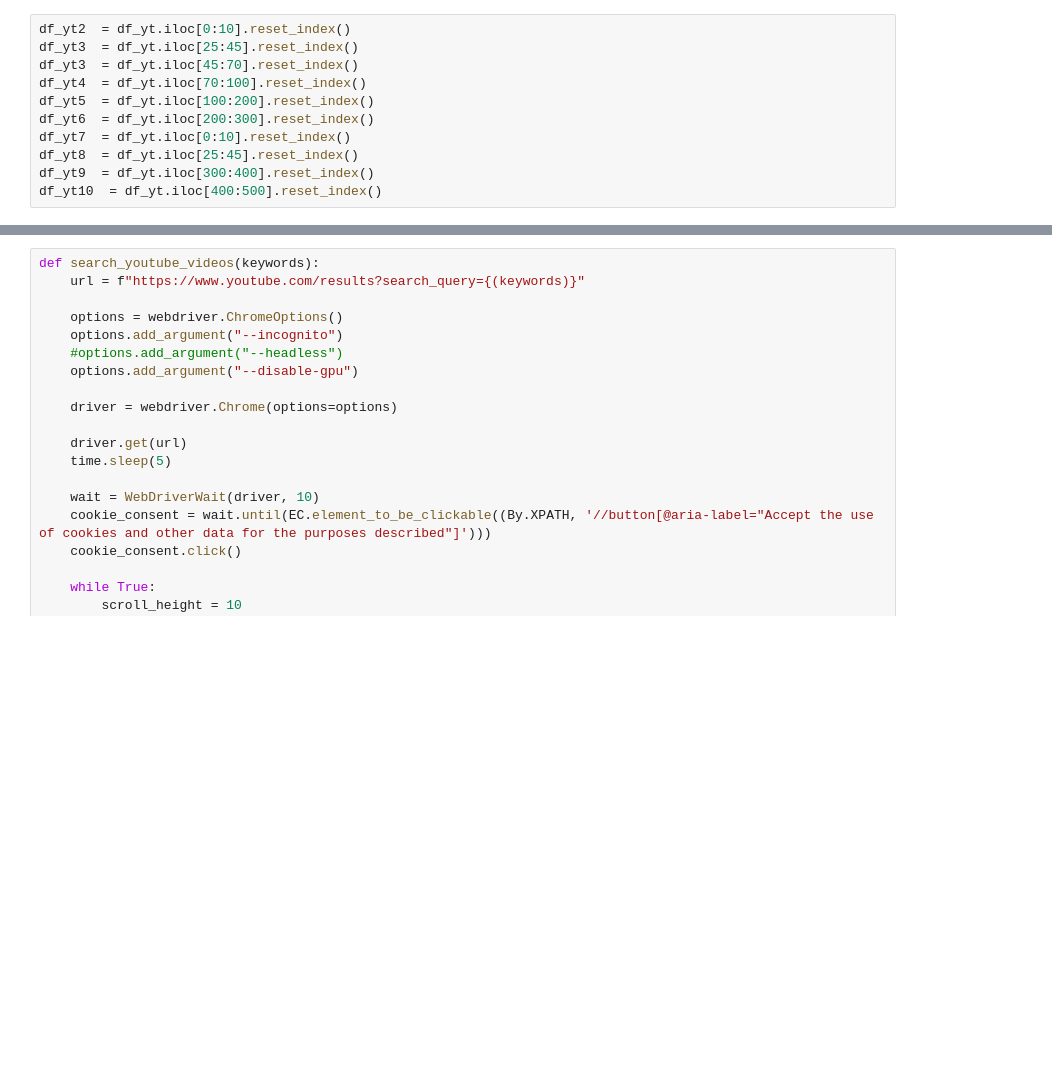
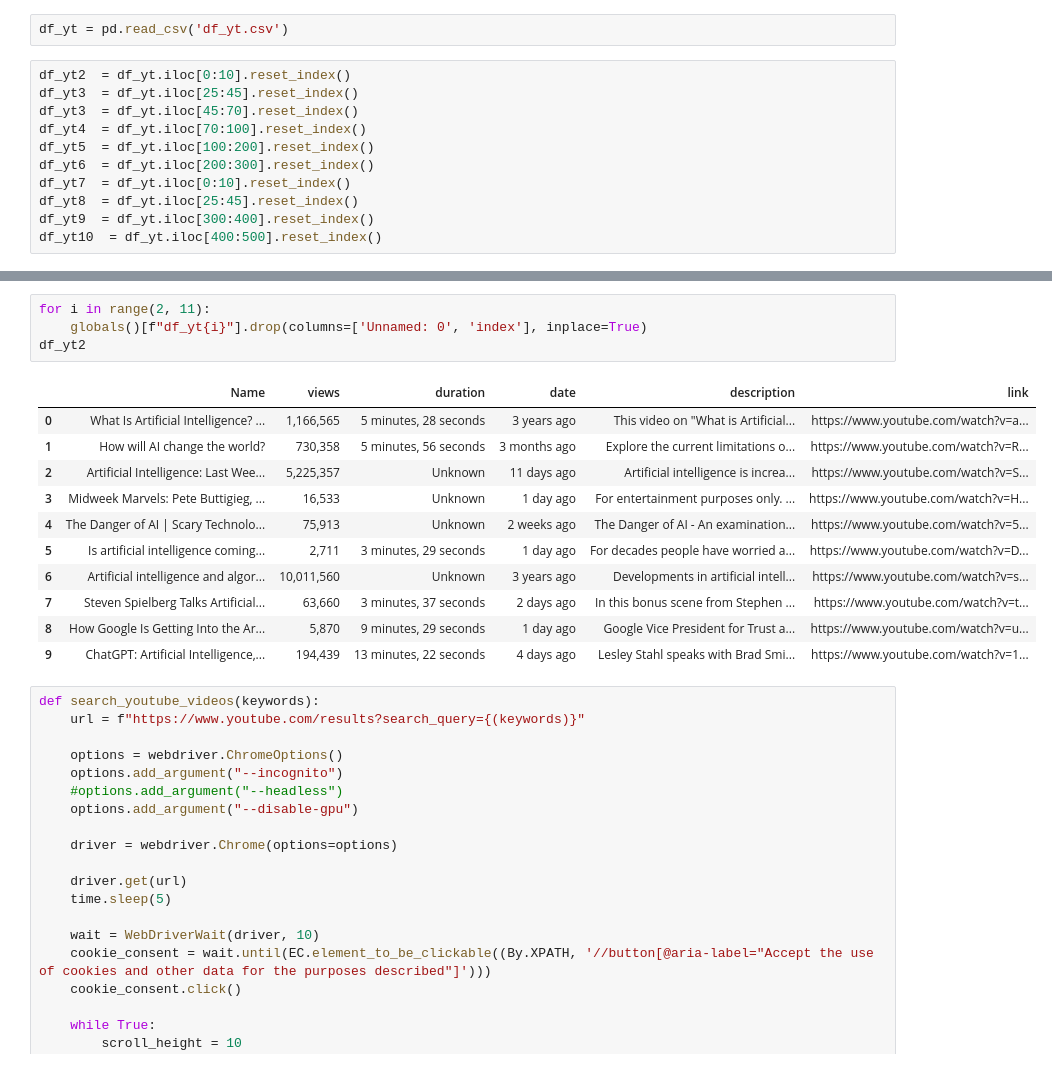
Before and after one commit to TimKuijten/final_project, a Jupyter notebook: scrape_yt.ipynb, the cells around one changed output, grey strips where cells are left out. Drawn from its saved outputs; the diff is of its cells as text; blank space fills up the shorter version.

```diff
--- a/scrape_yt.ipynb
+++ b/scrape_yt.ipynb
@@ -191,6 +191,8 @@ df_yt.to_csv('df_yt.csv', index = True)
 df_scraped_comments = scrape_comments(df_yt)
 # %% [output]
 NameError: name 'scrape_comments' is not defined
+# %%
+df_yt = pd.read_csv('df_yt.csv')
 # %%
 df_yt2  = df_yt.iloc[0:10].reset_index()
 df_yt3  = df_yt.iloc[25:45].reset_index()
@@ -214,3 +207,19 @@ df_yt2
+# %%
+for i in range(2, 11):
+    globals()[f"df_yt{i}"].drop(columns=['Unnamed: 0', 'index'], inplace=True)
+df_yt2
+# %% [output]
+|  | Name | views | duration | date | description | link |
+| 0 | What Is Artificial Intelligence? ... | 1,166,565 | 5 minutes, 28 seconds | 3 years ago | This video on "What is Artificial... | https://www.youtube.com/watch?v=a... |
+| 1 | How will AI change the world? | 730,358 | 5 minutes, 56 seconds | 3 months ago | Explore the current limitations o... | https://www.youtube.com/watch?v=R... |
+| 2 | Artificial Intelligence: Last Wee... | 5,225,357 | Unknown | 11 days ago | Artificial intelligence is increa... | https://www.youtube.com/watch?v=S... |
+| 3 | Midweek Marvels: Pete Buttigieg, ... | 16,533 | Unknown | 1 day ago | For entertainment purposes only. ... | https://www.youtube.com/watch?v=H... |
+| 4 | The Danger of AI | Scary Technolo... | 75,913 | Unknown | 2 weeks ago | The Danger of AI - An examination... | https://www.youtube.com/watch?v=5... |
+| 5 | Is artificial intelligence coming... | 2,711 | 3 minutes, 29 seconds | 1 day ago | For decades people have worried a... | https://www.youtube.com/watch?v=D... |
+| 6 | Artificial intelligence and algor... | 10,011,560 | Unknown | 3 years ago | Developments in artificial intell... | https://www.youtube.com/watch?v=s... |
+| 7 | Steven Spielberg Talks Artificial... | 63,660 | 3 minutes, 37 seconds | 2 days ago | In this bonus scene from Stephen ... | https://www.youtube.com/watch?v=t... |
+| 8 | How Google Is Getting Into the Ar... | 5,870 | 9 minutes, 29 seconds | 1 day ago | Google Vice President for Trust a... | https://www.youtube.com/watch?v=u... |
+| 9 | ChatGPT: Artificial Intelligence,... | 194,439 | 13 minutes, 22 seconds | 4 days ago | Lesley Stahl speaks with Brad Smi... | https://www.youtube.com/watch?v=1... |
 # %%
 def search_youtube_videos(keywords):
     url = f"https://www.youtube.com/results?search_query={(keywords)}"
```
Also changed, not shown: parts of 7 cells of this notebook, 4 other files.
